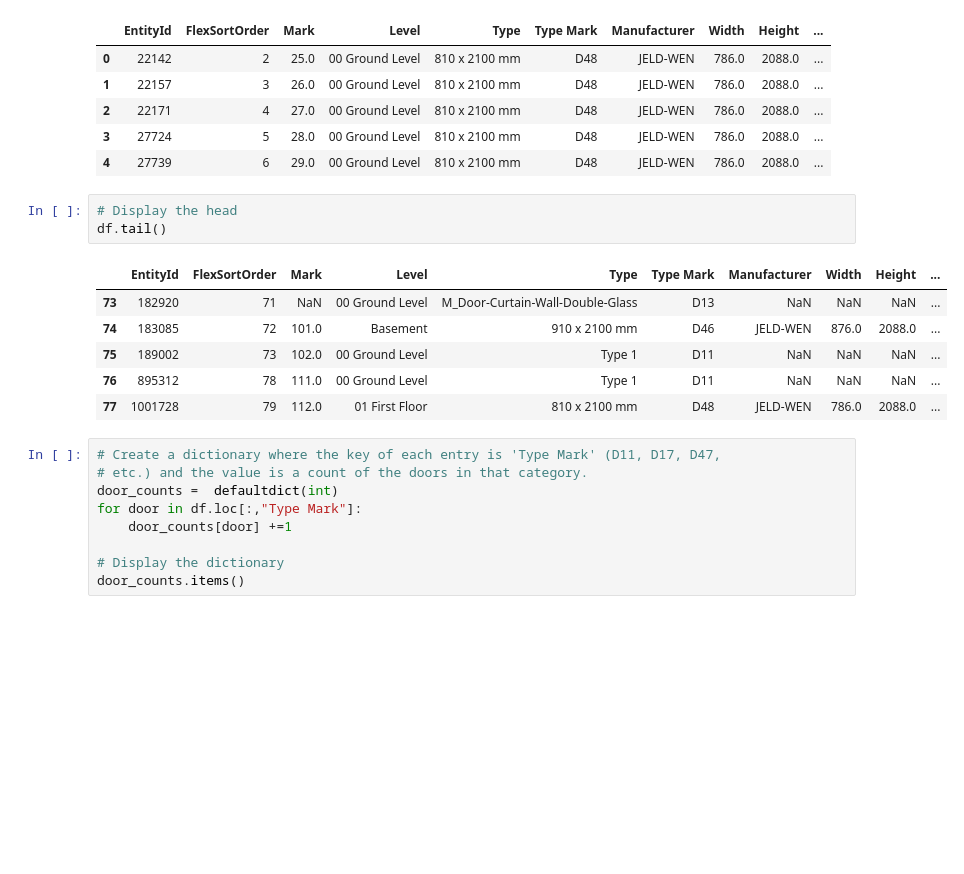
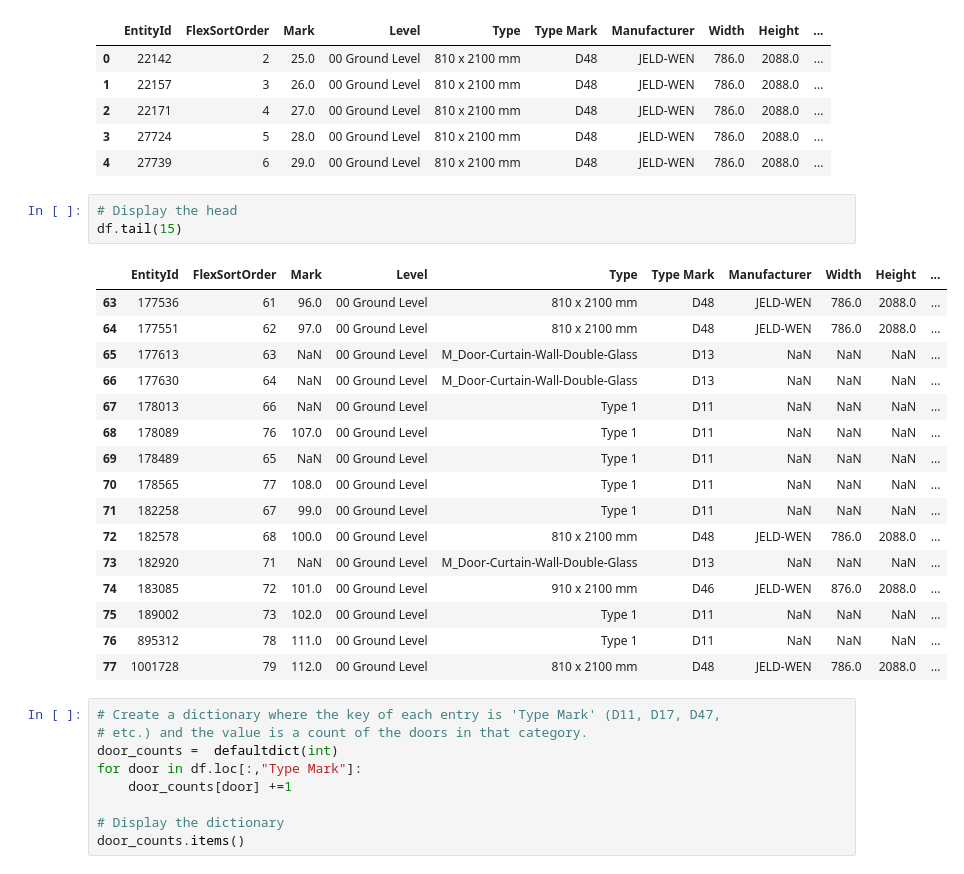
Before and after one commit to sharanyhakarthikeyan/vscode_python_practice, a Jupyter notebook: analysis2.ipynb, the cells around one changed output. Cells and saved outputs as stored; diff of their text form; blank space fills up the shorter version.

```diff
--- a/analysis2.ipynb
+++ b/analysis2.ipynb
@@ -63,14 +63,24 @@ df.head()
 | 4 | 27739 | 6 | 29.0 | 00 Ground Level | 810 x 2100 mm | D48 | JELD-WEN | 786.0 | 2088.0 | ... |
 # %%
 # Display the head
-df.tail()
+df.tail(15)
 # %% [output]
 |  | EntityId | FlexSortOrder | Mark | Level | Type | Type Mark | Manufacturer | Width | Height | ... |
+| 63 | 177536 | 61 | 96.0 | 00 Ground Level | 810 x 2100 mm | D48 | JELD-WEN | 786.0 | 2088.0 | ... |
+| 64 | 177551 | 62 | 97.0 | 00 Ground Level | 810 x 2100 mm | D48 | JELD-WEN | 786.0 | 2088.0 | ... |
+| 65 | 177613 | 63 | NaN | 00 Ground Level | M_Door-Curtain-Wall-Double-Glass | D13 | NaN | NaN | NaN | ... |
+| 66 | 177630 | 64 | NaN | 00 Ground Level | M_Door-Curtain-Wall-Double-Glass | D13 | NaN | NaN | NaN | ... |
+| 67 | 178013 | 66 | NaN | 00 Ground Level | Type 1 | D11 | NaN | NaN | NaN | ... |
+| 68 | 178089 | 76 | 107.0 | 00 Ground Level | Type 1 | D11 | NaN | NaN | NaN | ... |
+| 69 | 178489 | 65 | NaN | 00 Ground Level | Type 1 | D11 | NaN | NaN | NaN | ... |
+| 70 | 178565 | 77 | 108.0 | 00 Ground Level | Type 1 | D11 | NaN | NaN | NaN | ... |
+| 71 | 182258 | 67 | 99.0 | 00 Ground Level | Type 1 | D11 | NaN | NaN | NaN | ... |
+| 72 | 182578 | 68 | 100.0 | 00 Ground Level | 810 x 2100 mm | D48 | JELD-WEN | 786.0 | 2088.0 | ... |
 | 73 | 182920 | 71 | NaN | 00 Ground Level | M_Door-Curtain-Wall-Double-Glass | D13 | NaN | NaN | NaN | ... |
-| 74 | 183085 | 72 | 101.0 | Basement | 910 x 2100 mm | D46 | JELD-WEN | 876.0 | 2088.0 | ... |
+| 74 | 183085 | 72 | 101.0 | 00 Ground Level | 910 x 2100 mm | D46 | JELD-WEN | 876.0 | 2088.0 | ... |
 | 75 | 189002 | 73 | 102.0 | 00 Ground Level | Type 1 | D11 | NaN | NaN | NaN | ... |
 | 76 | 895312 | 78 | 111.0 | 00 Ground Level | Type 1 | D11 | NaN | NaN | NaN | ... |
-| 77 | 1001728 | 79 | 112.0 | 01 First Floor | 810 x 2100 mm | D48 | JELD-WEN | 786.0 | 2088.0 | ... |
+| 77 | 1001728 | 79 | 112.0 | 00 Ground Level | 810 x 2100 mm | D48 | JELD-WEN | 786.0 | 2088.0 | ... |
 # %%
 # Create a dictionary where the key of each entry is 'Type Mark' (D11, D17, D47,
 # etc.) and the value is a count of the doors in that category.
```
Also changed, not shown: parts of 5 cells of this notebook.
